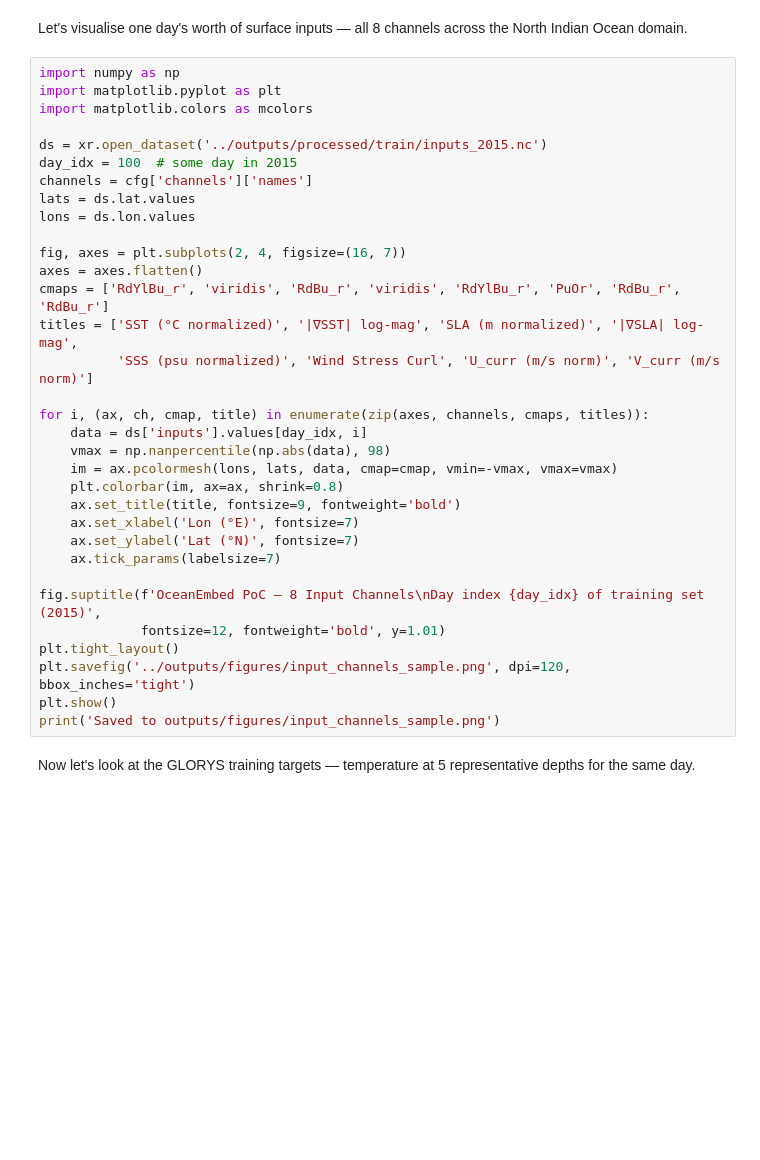
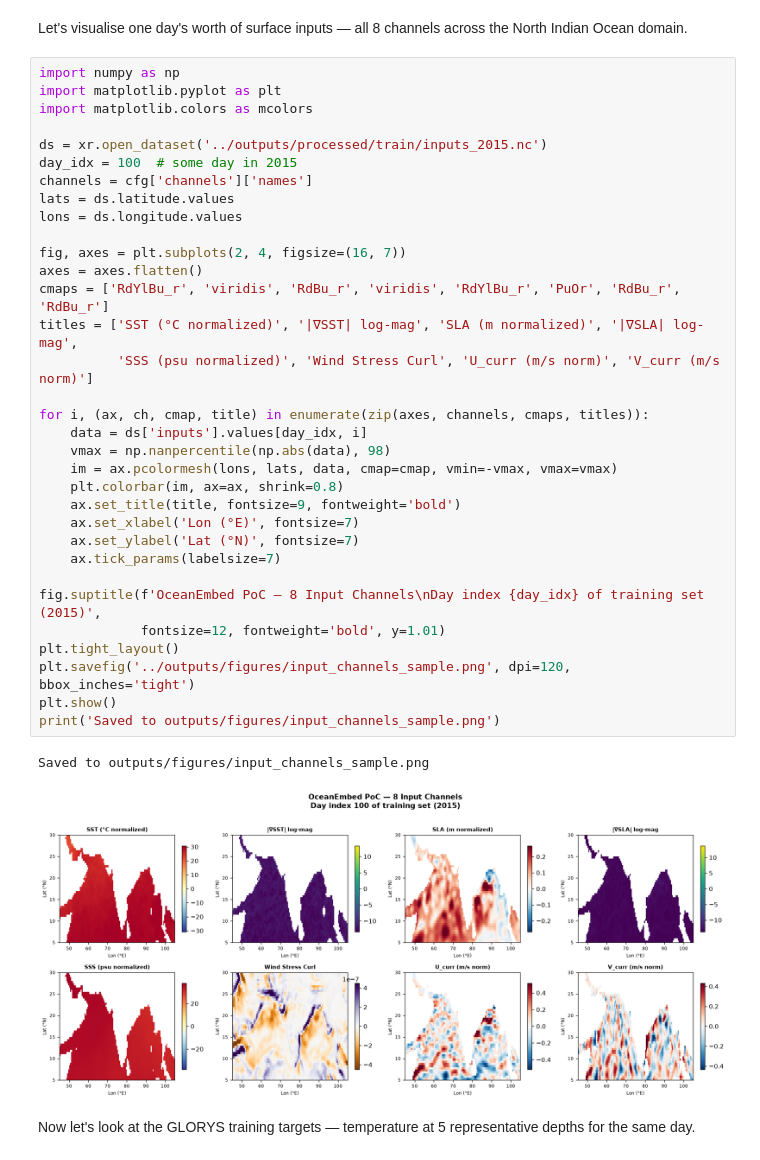
Before and after one commit to Ocean-Embed-MoES/OceanEmbed-poc, a Jupyter notebook: notebooks/01_data_pipeline.ipynb, the cells around one changed output. Saved outputs shown, nothing was run; the diff lists cells and outputs as text; blank space fills up the shorter version.

```diff
--- a/notebooks/01_data_pipeline.ipynb
+++ b/notebooks/01_data_pipeline.ipynb
@@ -78,35 +124,38 @@ Let's visualise one day's worth of surface inputs — all 8 channels across the
 import numpy as np
 import matplotlib.pyplot as plt
 import matplotlib.colors as mcolors
 
 ds = xr.open_dataset('../outputs/processed/train/inputs_2015.nc')
 day_idx = 100  # some day in 2015
 channels = cfg['channels']['names']
-lats = ds.lat.values
-lons = ds.lon.values
+lats = ds.latitude.values
+lons = ds.longitude.values
 
 fig, axes = plt.subplots(2, 4, figsize=(16, 7))
 axes = axes.flatten()
 cmaps = ['RdYlBu_r', 'viridis', 'RdBu_r', 'viridis', 'RdYlBu_r', 'PuOr', 'RdBu_r', 'RdBu_r']
 titles = ['SST (°C normalized)', '|∇SST| log-mag', 'SLA (m normalized)', '|∇SLA| log-mag',
           'SSS (psu normalized)', 'Wind Stress Curl', 'U_curr (m/s norm)', 'V_curr (m/s norm)']
 
 for i, (ax, ch, cmap, title) in enumerate(zip(axes, channels, cmaps, titles)):
     data = ds['inputs'].values[day_idx, i]
     vmax = np.nanpercentile(np.abs(data), 98)
     im = ax.pcolormesh(lons, lats, data, cmap=cmap, vmin=-vmax, vmax=vmax)
     plt.colorbar(im, ax=ax, shrink=0.8)
     ax.set_title(title, fontsize=9, fontweight='bold')
     ax.set_xlabel('Lon (°E)', fontsize=7)
     ax.set_ylabel('Lat (°N)', fontsize=7)
     ax.tick_params(labelsize=7)
 
 fig.suptitle(f'OceanEmbed PoC — 8 Input Channels\nDay index {day_idx} of training set (2015)',
              fontsize=12, fontweight='bold', y=1.01)
 plt.tight_layout()
 plt.savefig('../outputs/figures/input_channels_sample.png', dpi=120, bbox_inches='tight')
 plt.show()
 print('Saved to outputs/figures/input_channels_sample.png')
+# %% [output]
+Saved to outputs/figures/input_channels_sample.png
+[figure, added]
 # %% [markdown]
 Now let's look at the GLORYS training targets — temperature at 5 representative depths for the same day.
 # %%
```
Also changed, not shown: parts of 5 cells of this notebook, 3 other files.
